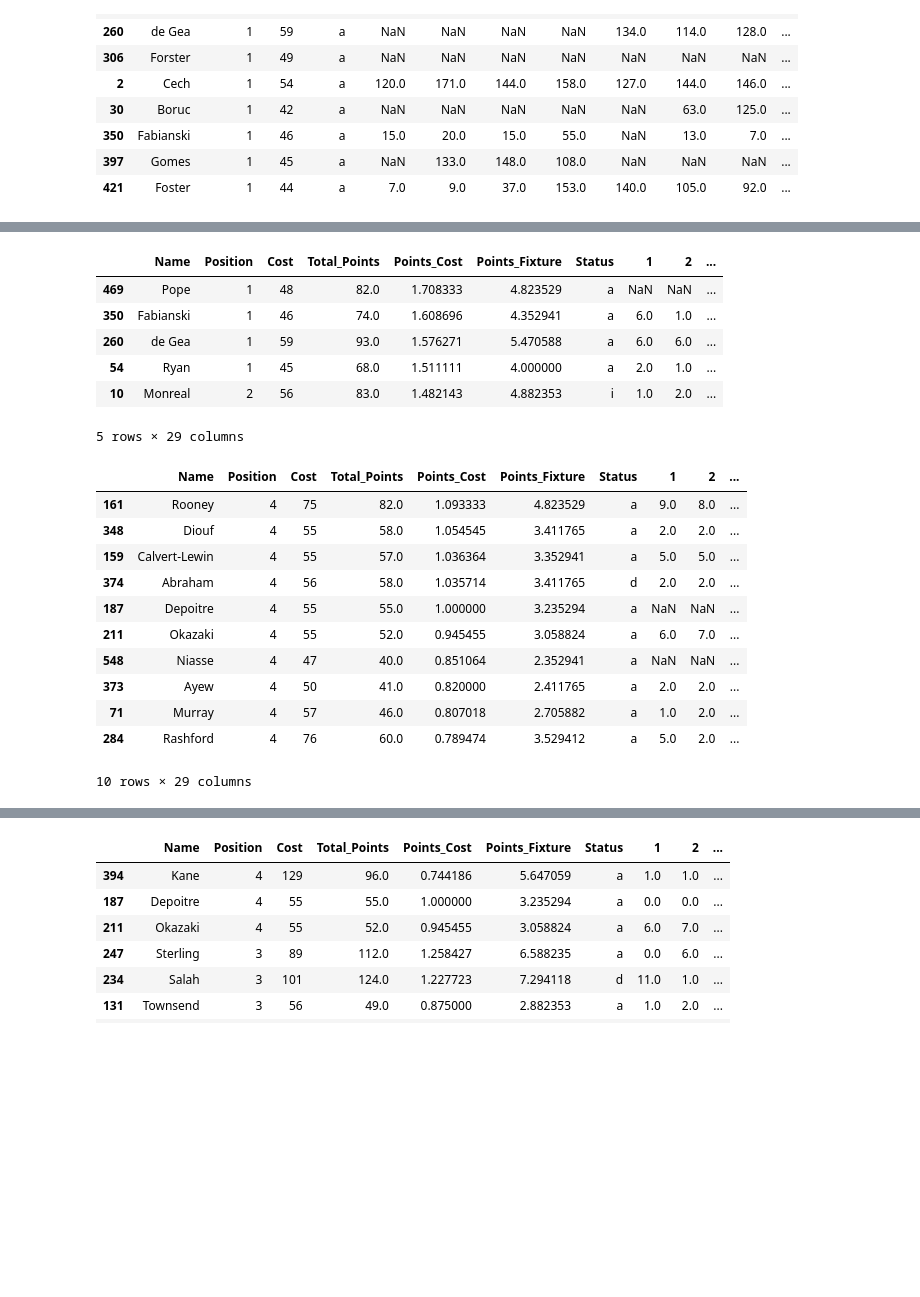
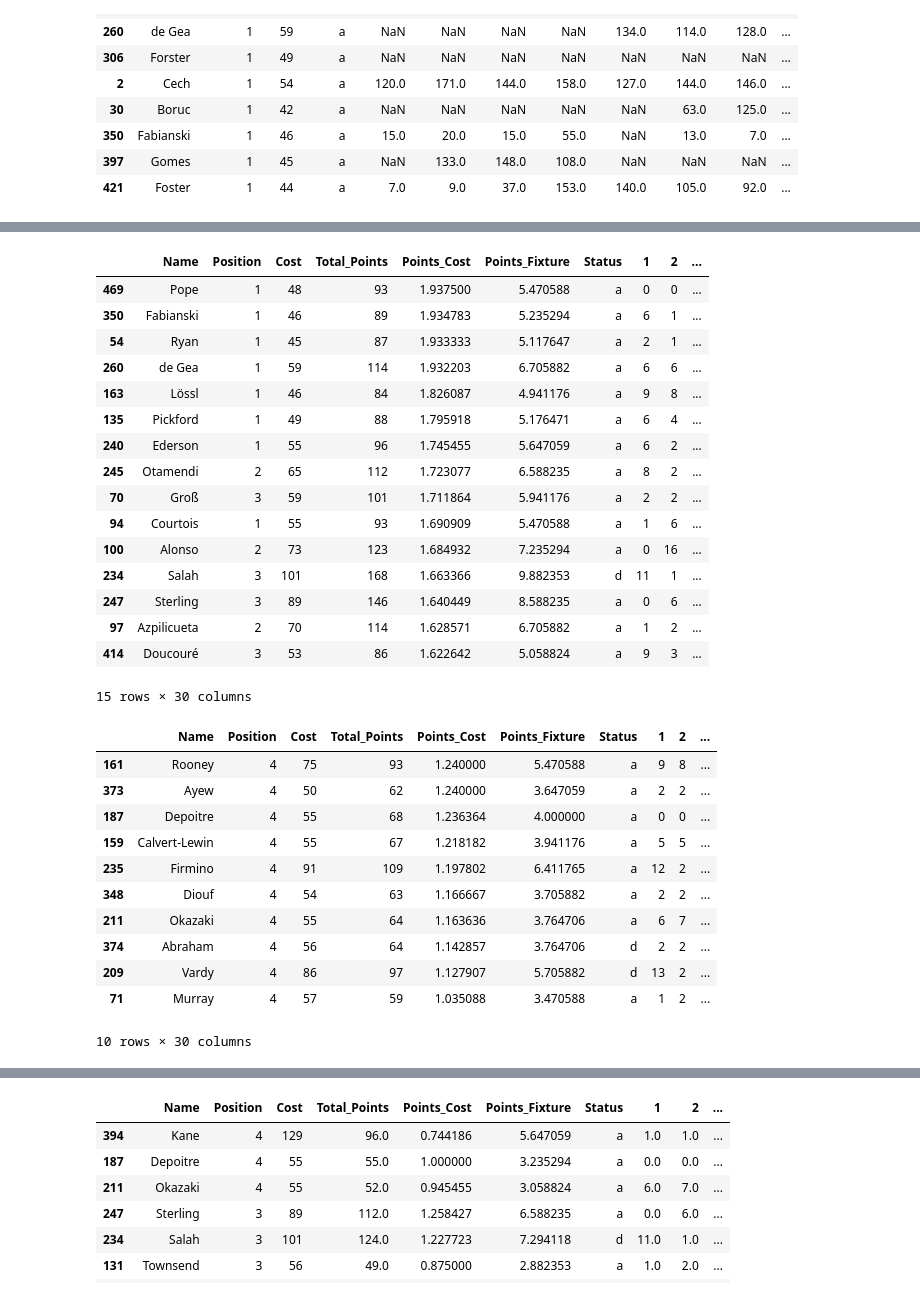
Before and after one commit to linkmic/fantasy, a Jupyter notebook: FPL fiddles.ipynb, the cells around one changed output, grey strips where cells are left out. Saved outputs shown, nothing was run; the diff lists cells and outputs as text; code cells hidden in the pictures; blank space fills up the shorter version.

```diff
--- a/FPL fiddles.ipynb
+++ b/FPL fiddles.ipynb
@@ -13,6 +13,8 @@ import os
 
 %matplotlib inline
 sns.set(style="whitegrid")
+
+GW=22
 # %%
 # Download current premier league table
 
@@ -95,12 +97,14 @@ for i in player_dict:
 
 
     # Dataset with points for current season
-    points_this = np.zeros((22,), dtype=np.int)
+    points_this = np.zeros((GW+1,), dtype=np.int)
     for game in history:
         points_this[int(game['round'])-1] = int(game['total_points'])
 
     current_dict[i] = points_this
 
+CE = data['current-event']
+NE = data['next-event']
 
 print("Player data downloaded..")
 # %% [output]
@@ -300,0 +327,4 @@ pprint(current_dict)
+# %%
+cols = list(range(1,GW+2))
+df1.columns = cols
+df1
@@ -301,43 +350,50 @@ pprint(current_dict)
 # %%
-df1 = pd.DataFrame.from_dict(current_dict, orient='index')
-cols = list(range(1,23))
-df1.columns = cols
 df1.insert(0, 'Name', player_dict.values())
 df1.insert(1, 'Position', position_dict.values())
 df1.insert(2, "Cost", cost_dict.values())
-df1.insert(3, "Total_Points", df1[list(range(2,19))].sum(axis=1))
+df1.insert(3, "Total_Points", df1[list(range(1,GW+2))].sum(axis=1))
 df1.insert(4, "Points_Cost", df1["Total_Points"]/df1["Cost"])
 df1.insert(5, "Points_Fixture", df1["Total_Points"]/17)
 df1.insert(6, "Status", status_dict.values())
-df1 = df1.replace(0, np.NaN)
+#df1 = df1.replace(0, np.NaN)
 df1 = df1.sort_values('Points_Cost', axis=0, ascending=False)
 
-df1.head(5)
+df1.head(15)
 # %% [output]
 |  | Name | Position | Cost | Total_Points | Points_Cost | Points_Fixture | Status | 1 | 2 | ... |
-| 469 | Pope | 1 | 48 | 82.0 | 1.708333 | 4.823529 | a | NaN | NaN | ... |
-| 350 | Fabianski | 1 | 46 | 74.0 | 1.608696 | 4.352941 | a | 6.0 | 1.0 | ... |
-| 260 | de Gea | 1 | 59 | 93.0 | 1.576271 | 5.470588 | a | 6.0 | 6.0 | ... |
-| 54 | Ryan | 1 | 45 | 68.0 | 1.511111 | 4.000000 | a | 2.0 | 1.0 | ... |
-| 10 | Monreal | 2 | 56 | 83.0 | 1.482143 | 4.882353 | i | 1.0 | 2.0 | ... |
+| 469 | Pope | 1 | 48 | 93 | 1.937500 | 5.470588 | a | 0 | 0 | ... |
+| 350 | Fabianski | 1 | 46 | 89 | 1.934783 | 5.235294 | a | 6 | 1 | ... |
+| 54 | Ryan | 1 | 45 | 87 | 1.933333 | 5.117647 | a | 2 | 1 | ... |
+| 260 | de Gea | 1 | 59 | 114 | 1.932203 | 6.705882 | a | 6 | 6 | ... |
+| 163 | Lössl | 1 | 46 | 84 | 1.826087 | 4.941176 | a | 9 | 8 | ... |
+| 135 | Pickford | 1 | 49 | 88 | 1.795918 | 5.176471 | a | 6 | 4 | ... |
+| 240 | Ederson | 1 | 55 | 96 | 1.745455 | 5.647059 | a | 6 | 2 | ... |
+| 245 | Otamendi | 2 | 65 | 112 | 1.723077 | 6.588235 | a | 8 | 2 | ... |
+| 70 | Groß | 3 | 59 | 101 | 1.711864 | 5.941176 | a | 2 | 2 | ... |
+| 94 | Courtois | 1 | 55 | 93 | 1.690909 | 5.470588 | a | 1 | 6 | ... |
+| 100 | Alonso | 2 | 73 | 123 | 1.684932 | 7.235294 | a | 0 | 16 | ... |
+| 234 | Salah | 3 | 101 | 168 | 1.663366 | 9.882353 | d | 11 | 1 | ... |
+| 247 | Sterling | 3 | 89 | 146 | 1.640449 | 8.588235 | a | 0 | 6 | ... |
+| 97 | Azpilicueta | 2 | 70 | 114 | 1.628571 | 6.705882 | a | 1 | 2 | ... |
+| 414 | Doucouré | 3 | 53 | 86 | 1.622642 | 5.058824 | a | 9 | 3 | ... |
-5 rows × 29 columns
+15 rows × 30 columns
 # %%
 #Attackers
 df1_attack = df1[df1['Position']==4]
 df1_attack.head(10)
 # %% [output]
 |  | Name | Position | Cost | Total_Points | Points_Cost | Points_Fixture | Status | 1 | 2 | ... |
-| 161 | Rooney | 4 | 75 | 82.0 | 1.093333 | 4.823529 | a | 9.0 | 8.0 | ... |
-| 348 | Diouf | 4 | 55 | 58.0 | 1.054545 | 3.411765 | a | 2.0 | 2.0 | ... |
-| 159 | Calvert-Lewin | 4 | 55 | 57.0 | 1.036364 | 3.352941 | a | 5.0 | 5.0 | ... |
-| 374 | Abraham | 4 | 56 | 58.0 | 1.035714 | 3.411765 | d | 2.0 | 2.0 | ... |
-| 187 | Depoitre | 4 | 55 | 55.0 | 1.000000 | 3.235294 | a | NaN | NaN | ... |
-| 211 | Okazaki | 4 | 55 | 52.0 | 0.945455 | 3.058824 | a | 6.0 | 7.0 | ... |
-| 548 | Niasse | 4 | 47 | 40.0 | 0.851064 | 2.352941 | a | NaN | NaN | ... |
-| 373 | Ayew | 4 | 50 | 41.0 | 0.820000 | 2.411765 | a | 2.0 | 2.0 | ... |
-| 71 | Murray | 4 | 57 | 46.0 | 0.807018 | 2.705882 | a | 1.0 | 2.0 | ... |
-| 284 | Rashford | 4 | 76 | 60.0 | 0.789474 | 3.529412 | a | 5.0 | 2.0 | ... |
+| 161 | Rooney | 4 | 75 | 93 | 1.240000 | 5.470588 | a | 9 | 8 | ... |
+| 373 | Ayew | 4 | 50 | 62 | 1.240000 | 3.647059 | a | 2 | 2 | ... |
+| 187 | Depoitre | 4 | 55 | 68 | 1.236364 | 4.000000 | a | 0 | 0 | ... |
+| 159 | Calvert-Lewin | 4 | 55 | 67 | 1.218182 | 3.941176 | a | 5 | 5 | ... |
+| 235 | Firmino | 4 | 91 | 109 | 1.197802 | 6.411765 | a | 12 | 2 | ... |
+| 348 | Diouf | 4 | 54 | 63 | 1.166667 | 3.705882 | a | 2 | 2 | ... |
+| 211 | Okazaki | 4 | 55 | 64 | 1.163636 | 3.764706 | a | 6 | 7 | ... |
+| 374 | Abraham | 4 | 56 | 64 | 1.142857 | 3.764706 | d | 2 | 2 | ... |
+| 209 | Vardy | 4 | 86 | 97 | 1.127907 | 5.705882 | d | 13 | 2 | ... |
+| 71 | Murray | 4 | 57 | 59 | 1.035088 | 3.470588 | a | 1 | 2 | ... |
-10 rows × 29 columns
+10 rows × 30 columns
 # %%
 #Goalies
 df1_gk = df1[df1['Position']==1]
```
Also changed, not shown: parts of 21 cells of this notebook, 13 other files.
